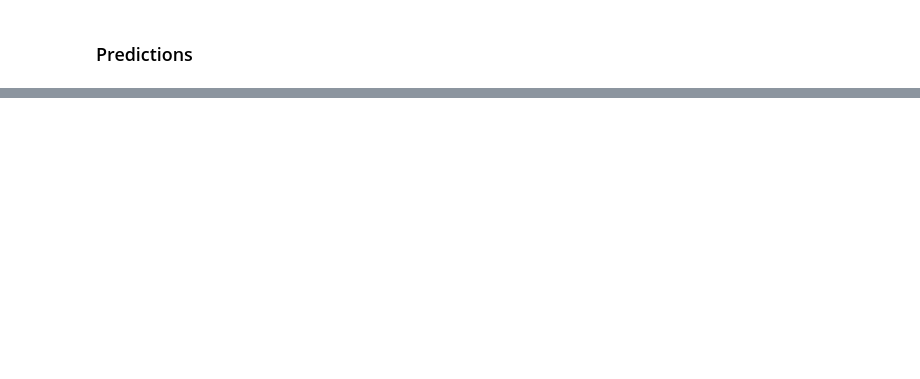
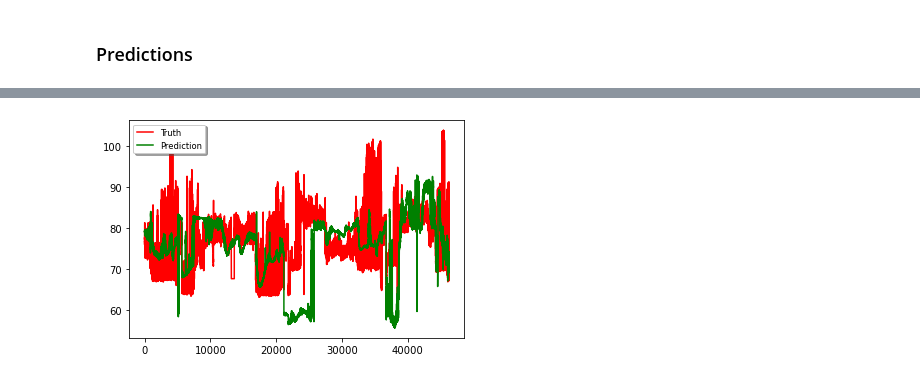
Before and after one commit to evanbradl/ML-Air-Sensor, a Jupyter notebook: Air_Sensor.ipynb, the cells around one changed output, grey strips where cells are left out. Saved outputs shown, nothing was run; the diff lists cells and outputs as text; code cells hidden in the pictures; blank space fills up the shorter version.

```diff
--- a/Air_Sensor.ipynb
+++ b/Air_Sensor.ipynb
@@ -484,0 +564,26 @@ l = ax.legend(loc='upper left', shadow=True, fontsize='small')
+# %%
+def inverse_transform(scaler, df, columns):
+    for col in columns:
+        df[col] = scaler.inverse_transform(df[col])
+    return df
+
+
+def format_predictions(predictions, values, df_test, scaler):
+    vals = np.concatenate(values, axis=0).ravel()
+    preds = np.concatenate(predictions, axis=0).ravel()
+    df_result = pd.DataFrame(data={"value": vals, "prediction": preds}, index=df_test.head(len(vals)).index)
+    df_result = df_result.sort_index()
+    df_result = inverse_transform(scaler, df_result, [["value", "prediction"]])
+    return df_result
+
+
+df_result = format_predictions(predictions, values, X_test, scaler)
+df_result
+truth = df_result['value'].to_numpy()
+prediction = df_result['prediction'].to_numpy()
+fig, ax = plt.subplots(1, 1)
+c=ax.plot(truth,'r',label='Truth')
+c=ax.plot(prediction,'g',label='Prediction')
+l = ax.legend(loc='upper left', shadow=True, fontsize='small')
+# %% [output]
+[figure, added]
```
Also changed, not shown: parts of 5 cells of this notebook.
